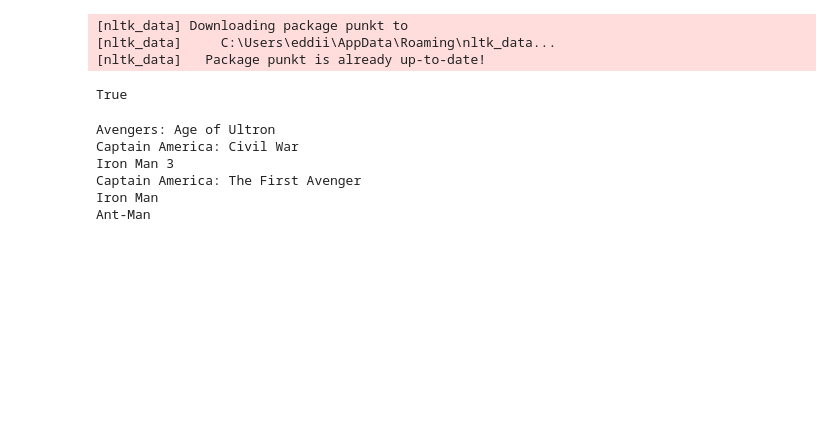
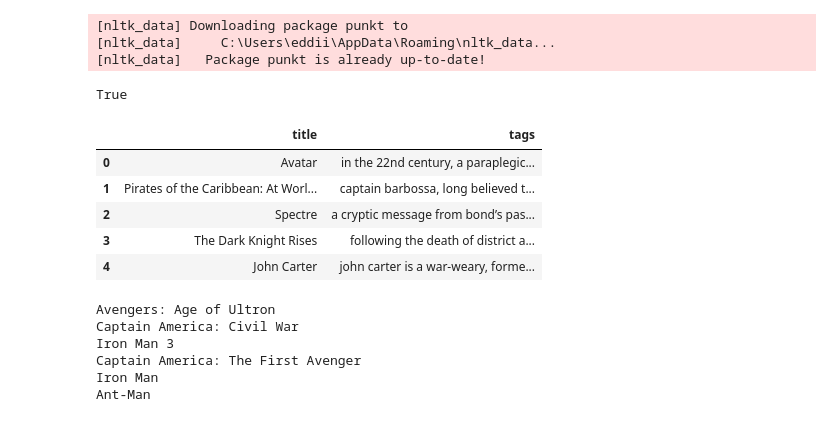
Before and after one commit to LihuisiEd/recomendation-nltk, a Jupyter notebook: recomendation2.ipynb, the cells around one changed output. Drawn from its saved outputs; the diff is of its cells as text; code cells hidden in the pictures; blank space fills up the shorter version.

```diff
--- a/recomendation2.ipynb
+++ b/recomendation2.ipynb
@@ -251,6 +251,15 @@ def recommend(movie):
         for i in movies_list:
             print(df.iloc[i[0]].title)
     df.drop('title_lower', axis=1, inplace=True)
+# %%
+df.head()
+# %% [output]
+|  | title | tags |
+| 0 | Avatar | in the 22nd century, a paraplegic... |
+| 1 | Pirates of the Caribbean: At Worl... | captain barbossa, long believed t... |
+| 2 | Spectre | a cryptic message from bond’s pas... |
+| 3 | The Dark Knight Rises | following the death of district a... |
+| 4 | John Carter | john carter is a war-weary, forme... |
 # %%
 recommend("The Avengers")
 # %% [output]
```
Also changed, not shown: 1 other file.
